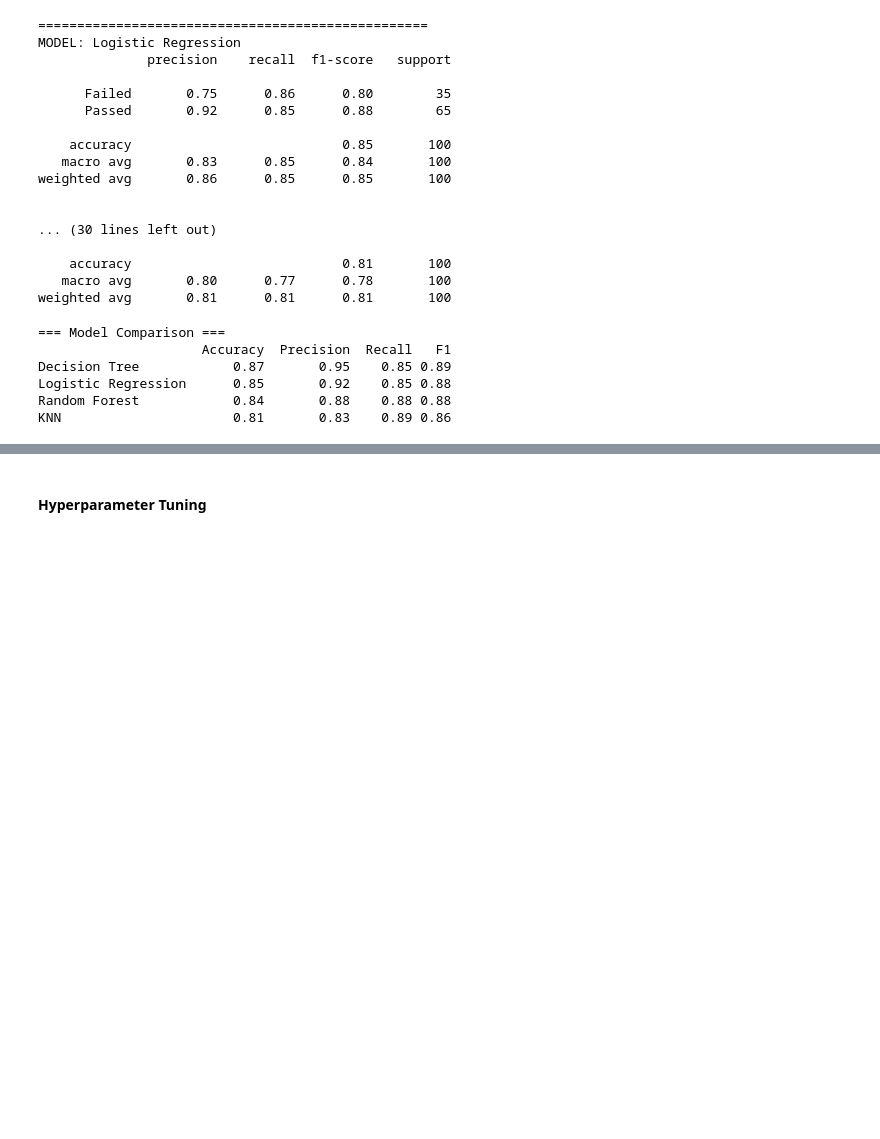
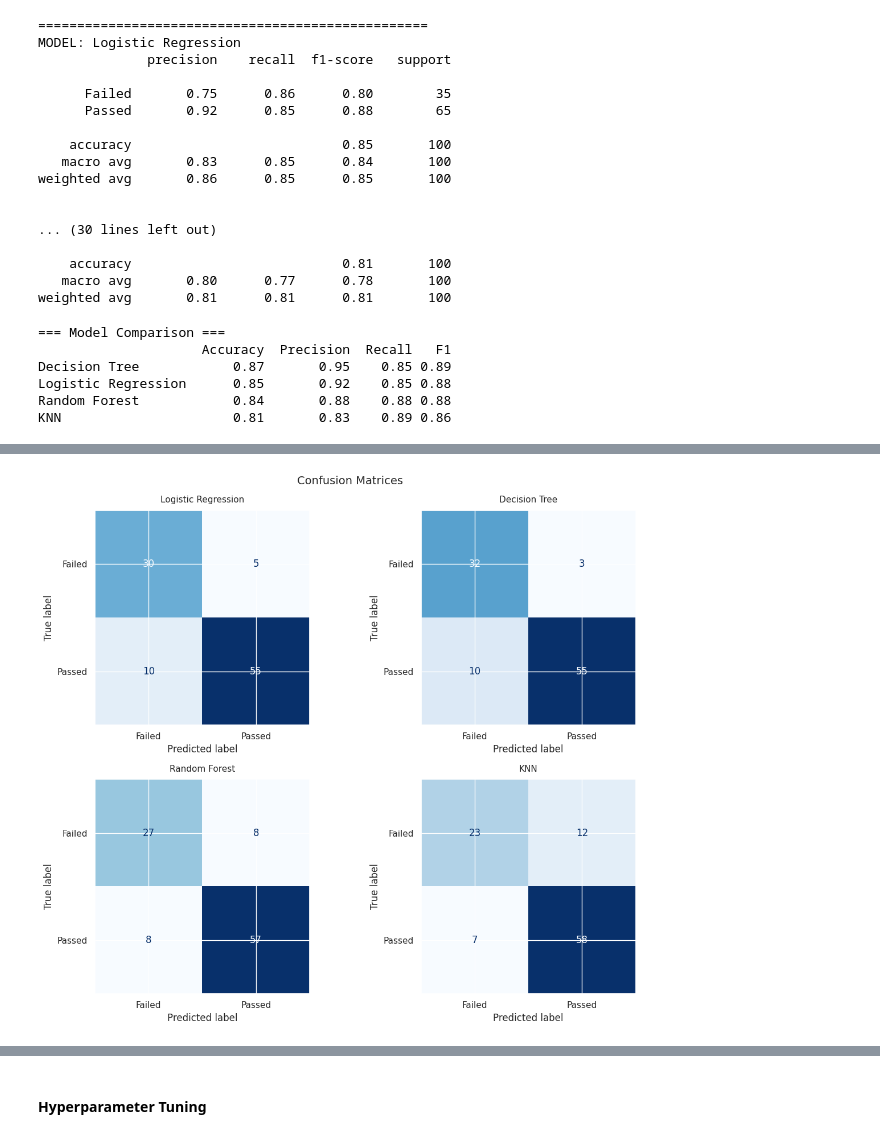
Before and after one commit to raymakoko/Student_Performance_Analyzer, a Jupyter notebook: notebooks/cleaningdata.ipynb, the cells around one changed output, grey strips where cells are left out. Cells and saved outputs as stored; diff of their text form; code cells hidden in the pictures; blank space fills up the shorter version.

```diff
--- a/notebooks/cleaningdata.ipynb
+++ b/notebooks/cleaningdata.ipynb
@@ -487,0 +564,17 @@ KNN                      0.81       0.83    0.89 0.86
+# %%
+# Confusion matrices for all models
+fig, axes = plt.subplots(2, 2, figsize=(12, 10))
+axes = axes.flatten()
+for i, (name, model) in enumerate(models.items()):
+    y_pred = model.predict(X_test_scaled)
+    cm = confusion_matrix(y_test, y_pred)
+    ConfusionMatrixDisplay(
+        confusion_matrix=cm, display_labels=["Failed", "Passed"]
+    ).plot(ax=axes[i], cmap="Blues", colorbar=False)
+    axes[i].set_title(f"{name}", fontsize=11, pad=10)
+
+plt.suptitle("Confusion Matrices", fontsize=14)
+plt.tight_layout()#rect=[0, 0, 1, 0.95]
+plt.show()
+# %% [output]
+[figure, added]
```
Also changed, not shown: parts of 20 cells of this notebook.
